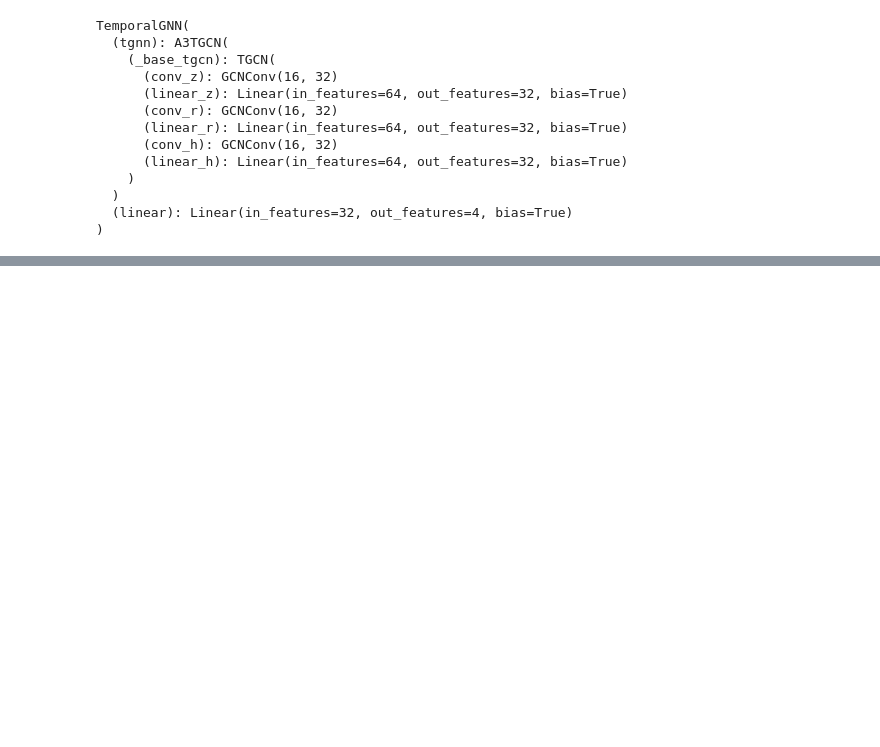
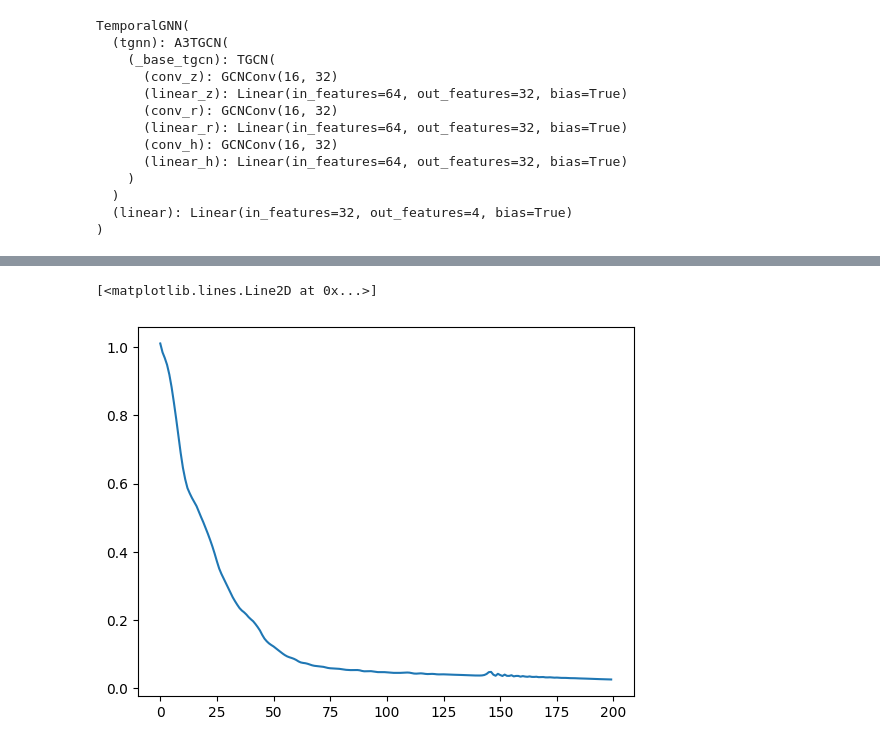
Before and after one commit to Kriznar4/GraphVolt, a Jupyter notebook: notebooks/00-kk-sandboy.ipynb, the cells around one changed output, grey strips where cells are left out. Saved outputs shown, nothing was run; the diff lists cells and outputs as text; code cells hidden in the pictures; blank space fills up the shorter version.

```diff
--- a/notebooks/00-kk-sandboy.ipynb
+++ b/notebooks/00-kk-sandboy.ipynb
@@ -136,0 +336,6 @@ Epoch 14 train MSE: 0.5413
+# %%
+import matplotlib.pyplot as plt
+plt.plot(mses)
+# %% [output]
+[<matplotlib.lines.Line2D at 0x...>]
+[figure, added]
```
Also changed, not shown: parts of 10 cells of this notebook, 1 other file.
